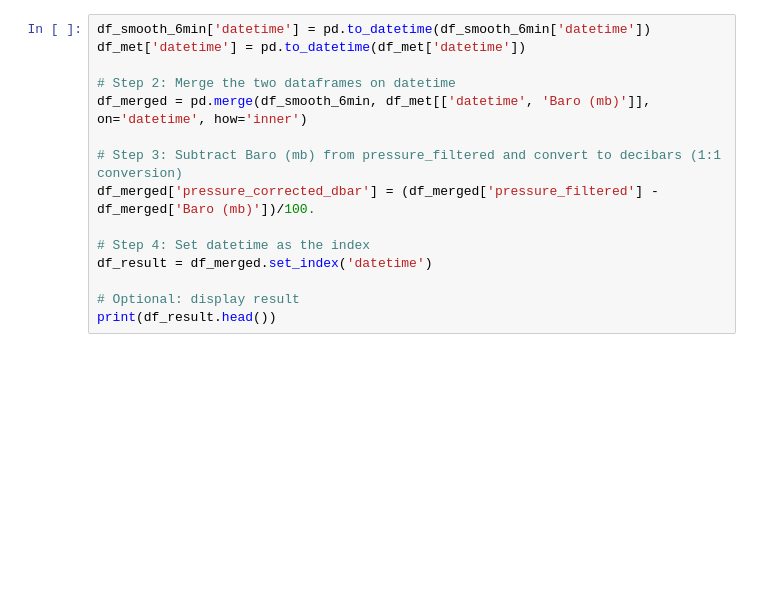
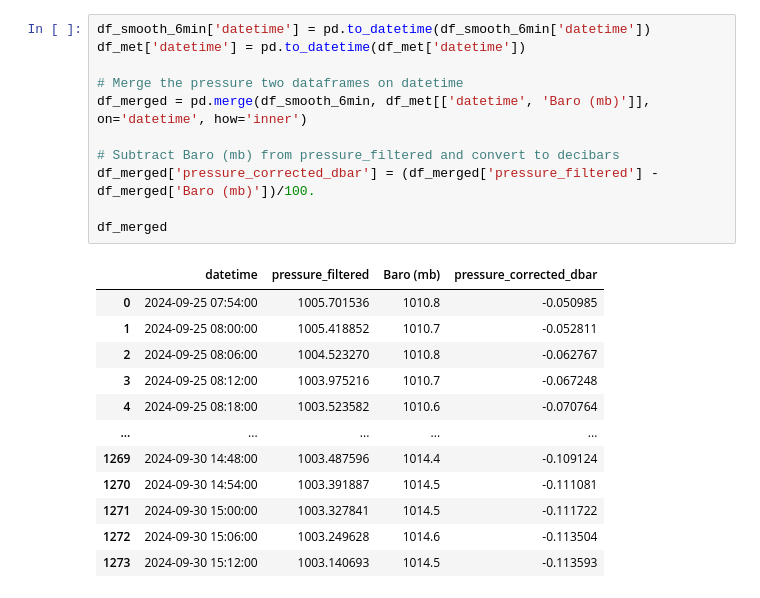
Before and after one commit to csherwood-usgs/NOPP_comparison, a Jupyter notebook: process_nheri_csv.ipynb, the cells around one changed output. Saved outputs shown, nothing was run; the diff lists cells and outputs as text; blank space fills up the shorter version.

```diff
--- a/process_nheri_csv.ipynb
+++ b/process_nheri_csv.ipynb
@@ -139,16 +139,24 @@ print(df_met.head())
 # %%
 df_smooth_6min['datetime'] = pd.to_datetime(df_smooth_6min['datetime'])
 df_met['datetime'] = pd.to_datetime(df_met['datetime'])
 
-# Step 2: Merge the two dataframes on datetime
+# Merge the pressure two dataframes on datetime
 df_merged = pd.merge(df_smooth_6min, df_met[['datetime', 'Baro (mb)']], on='datetime', how='inner')
 
-# Step 3: Subtract Baro (mb) from pressure_filtered and convert to decibars (1:1 conversion)
+# Subtract Baro (mb) from pressure_filtered and convert to decibars
 df_merged['pressure_corrected_dbar'] = (df_merged['pressure_filtered'] - df_merged['Baro (mb)'])/100.
 
-# Step 4: Set datetime as the index
-df_result = df_merged.set_index('datetime')
-
-# Optional: display result
-print(df_result.head())
+df_merged
 # %% [output]
+|  | datetime | pressure_filtered | Baro (mb) | pressure_corrected_dbar |
+| 0 | 2024-09-25 07:54:00 | 1005.701536 | 1010.8 | -0.050985 |
+| 1 | 2024-09-25 08:00:00 | 1005.418852 | 1010.7 | -0.052811 |
+| 2 | 2024-09-25 08:06:00 | 1004.523270 | 1010.8 | -0.062767 |
+| 3 | 2024-09-25 08:12:00 | 1003.975216 | 1010.7 | -0.067248 |
+| 4 | 2024-09-25 08:18:00 | 1003.523582 | 1010.6 | -0.070764 |
+| ... | ... | ... | ... | ... |
+| 1269 | 2024-09-30 14:48:00 | 1003.487596 | 1014.4 | -0.109124 |
+| 1270 | 2024-09-30 14:54:00 | 1003.391887 | 1014.5 | -0.111081 |
+| 1271 | 2024-09-30 15:00:00 | 1003.327841 | 1014.5 | -0.111722 |
+| 1272 | 2024-09-30 15:06:00 | 1003.249628 | 1014.6 | -0.113504 |
+| 1273 | 2024-09-30 15:12:00 | 1003.140693 | 1014.5 | -0.113593 |
```
Also changed, not shown: parts of 4 cells of this notebook.
